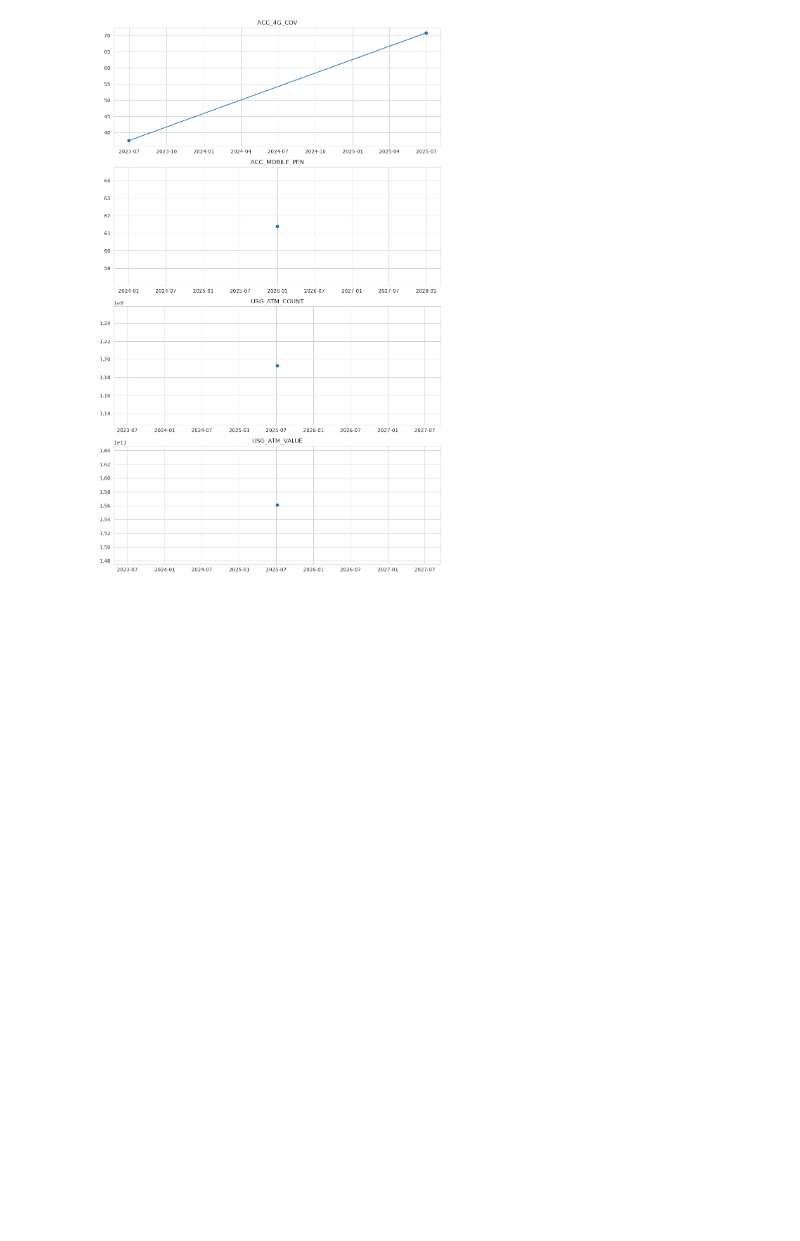
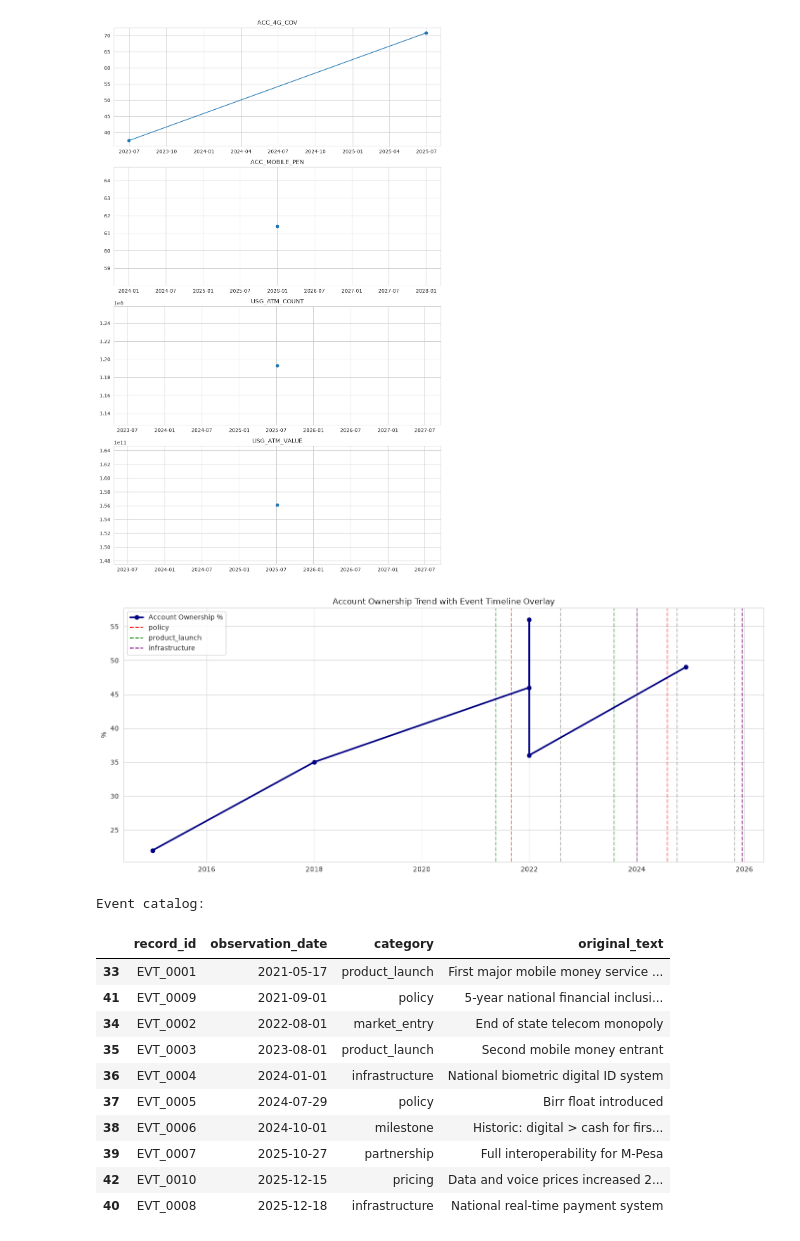
Before and after one commit to Sumeyahassen/ethiopia-fi-forecast, a Jupyter notebook: notebooks/02_eda.ipynb, the cells around one changed output. Saved outputs shown, nothing was run; the diff lists cells and outputs as text; code cells hidden in the pictures; blank space fills up the shorter version.

Commit message:
even time line and visualization

```diff
--- a/notebooks/02_eda.ipynb
+++ b/notebooks/02_eda.ipynb
@@ -249,3 +249,46 @@ else:
 # %% [output]
 Infrastructure/enabler indicators in dataset: ['ACC_4G_COV', 'ACC_MOBILE_PEN', 'USG_ATM_COUNT', 'USG_ATM_VALUE']
 [figure]
+# %%
+# event time line and visualization
+events = df[df['record_type'] == 'event'].sort_values('observation_date').copy()
+
+fig, ax = plt.subplots(figsize=(14, 6))
+
+if len(access) > 0:
+    ax.plot(access['observation_date'], access['value_numeric'], marker='o',
+             linewidth=2.5, color='navy', label='Account Ownership %', zorder=3)
+
+colors = {'policy': 'red', 'product_launch': 'green', 'infrastructure': 'purple'}
+for _, ev in events.iterrows():
+    cat = ev.get('category', 'other')
+    color = colors.get(cat, 'gray')
+    ax.axvline(ev['observation_date'], color=color, linestyle='--', alpha=0.5, zorder=1)
+
+# legend for event categories
+from matplotlib.lines import Line2D
+legend_elements = [Line2D([0], [0], color=c, linestyle='--', label=cat)
+                    for cat, c in colors.items()]
+ax.legend(handles=ax.get_legend_handles_labels()[0] + legend_elements, loc='upper left')
+
+ax.set_title('Account Ownership Trend with Event Timeline Overlay')
+ax.set_ylabel('%')
+plt.tight_layout()
+plt.show()
+
+print("\nEvent catalog:")
+events[['record_id', 'observation_date', 'category', 'original_text']]
+# %% [output]
+[figure, added]
+Event catalog:
+|  | record_id | observation_date | category | original_text |
+| 33 | EVT_0001 | 2021-05-17 | product_launch | First major mobile money service ... |
+| 41 | EVT_0009 | 2021-09-01 | policy | 5-year national financial inclusi... |
+| 34 | EVT_0002 | 2022-08-01 | market_entry | End of state telecom monopoly |
+| 35 | EVT_0003 | 2023-08-01 | product_launch | Second mobile money entrant |
+| 36 | EVT_0004 | 2024-01-01 | infrastructure | National biometric digital ID system |
+| 37 | EVT_0005 | 2024-07-29 | policy | Birr float introduced |
+| 38 | EVT_0006 | 2024-10-01 | milestone | Historic: digital > cash for firs... |
+| 39 | EVT_0007 | 2025-10-27 | partnership | Full interoperability for M-Pesa |
+| 42 | EVT_0010 | 2025-12-15 | pricing | Data and voice prices increased 2... |
+| 40 | EVT_0008 | 2025-12-18 | infrastructure | National real-time payment system |
```
